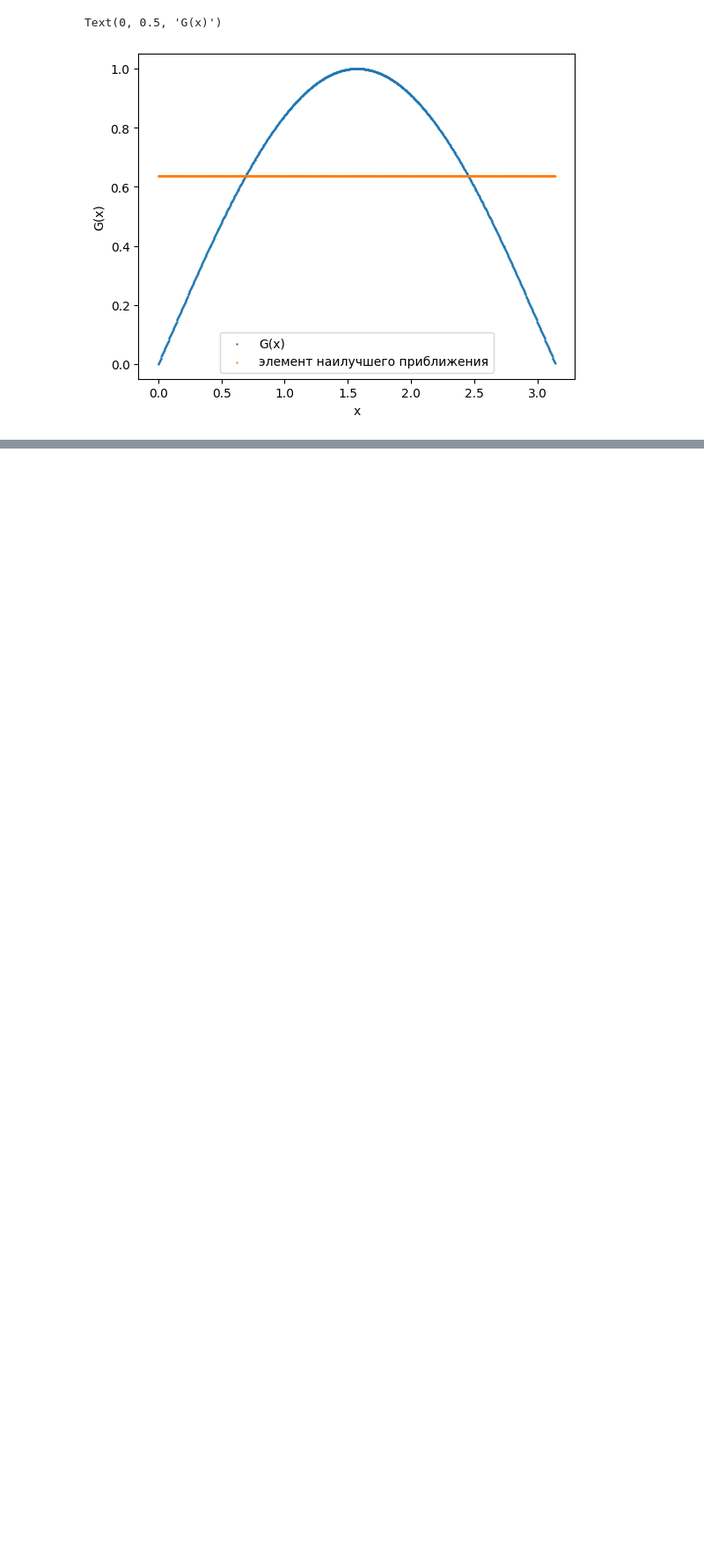
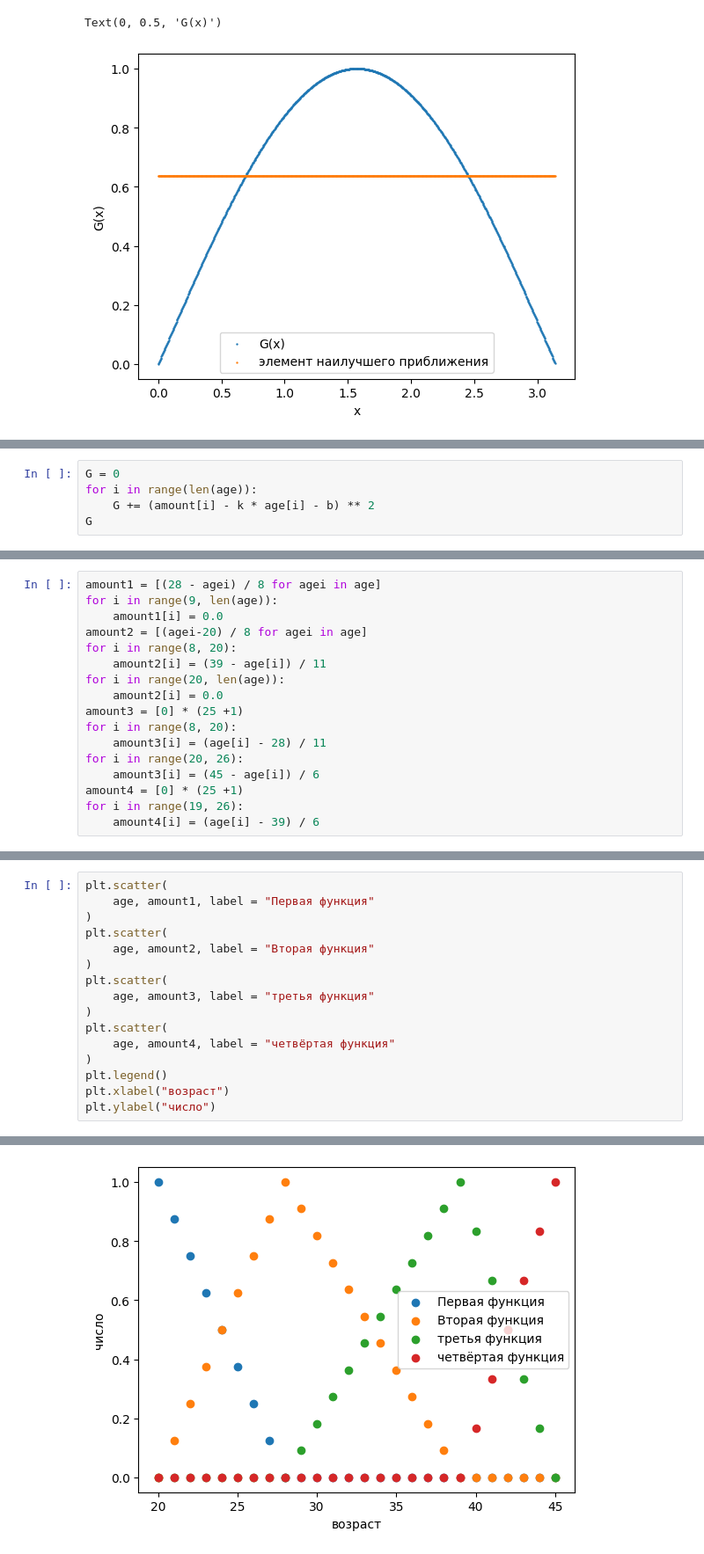
Before and after one commit to stas1404/-, a Jupyter notebook: hoMework3.ipynb, the cells around one changed output, grey strips where cells are left out. Shown at 88% size. Drawn from its saved outputs; the diff is of its cells as text; blank space fills up the shorter version.

```diff
--- a/hoMework3.ipynb
+++ b/hoMework3.ipynb
@@ -72,0 +163,5 @@ Text(0, 0.5, 'G(x)')
+# %%
+G = 0
+for i in range(len(age)):
+    G += (amount[i] - k * age[i] - b) ** 2
+G
@@ -72,0 +234,17 @@ Text(0, 0.5, 'G(x)')
+# %%
+amount1 = [(28 - agei) / 8 for agei in age]
+for i in range(9, len(age)):
+    amount1[i] = 0.0
+amount2 = [(agei-20) / 8 for agei in age]
+for i in range(8, 20):
+    amount2[i] = (39 - age[i]) / 11
+for i in range(20, len(age)):
+    amount2[i] = 0.0
+amount3 = [0] * (25 +1)
+for i in range(8, 20):
+    amount3[i] = (age[i] - 28) / 11
+for i in range(20, 26):
+    amount3[i] = (45 - age[i]) / 6
+amount4 = [0] * (25 +1)
+for i in range(19, 26):
+    amount4[i] = (age[i] - 39) / 6
@@ -72,0 +253,17 @@ Text(0, 0.5, 'G(x)')
+# %%
+plt.scatter(
+    age, amount1, label = "Первая функция"
+)
+plt.scatter(
+    age, amount2, label = "Вторая функция"
+)
+plt.scatter(
+    age, amount3, label = "третья функция"
+)
+plt.scatter(
+    age, amount4, label = "четвёртая функция"
+)
+plt.legend()
+plt.xlabel("возраст")
+plt.ylabel("число")
+# %% [output]
@@ -72,0 +271 @@ Text(0, 0.5, 'G(x)')
+[figure, added]
```
Also changed, not shown: parts of 28 cells of this notebook.
